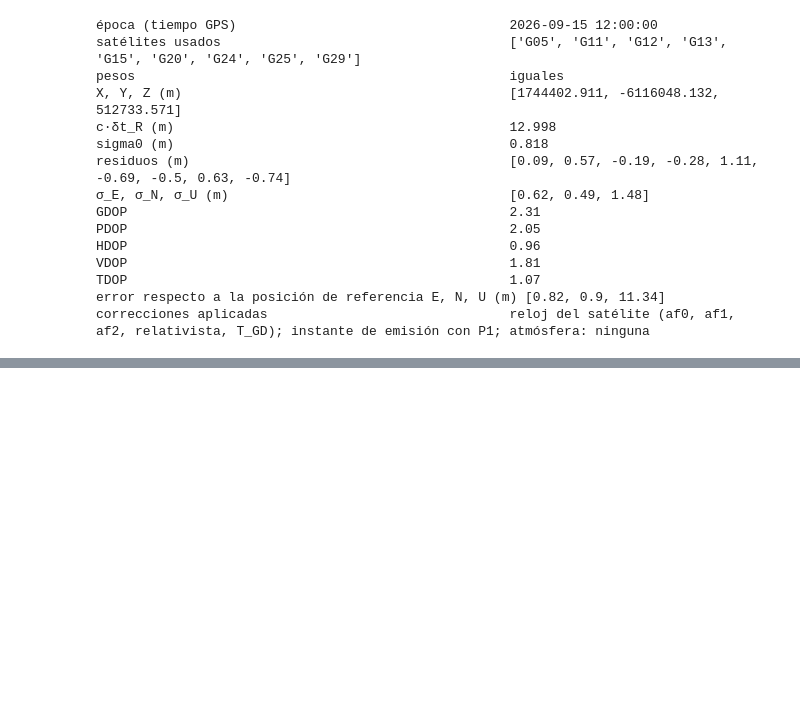
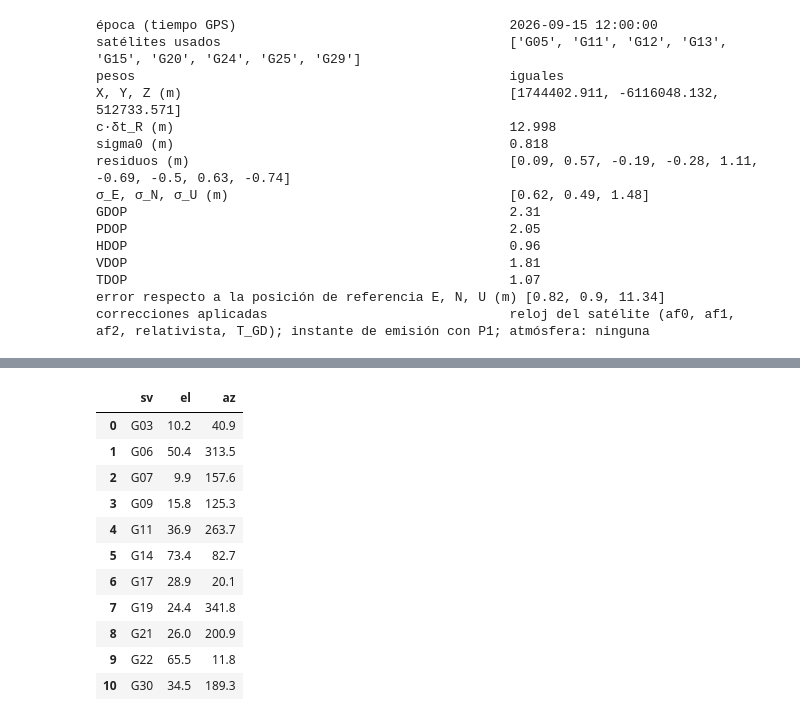
Before and after one commit to jdavidortega/Geographic_Data_Science_with_Python, a Jupyter notebook: Geospatial/gnss_estimacion_posicion.ipynb, the cells around one changed output, grey strips where cells are left out. Drawn from its saved outputs; the diff is of its cells as text; code cells hidden in the pictures; blank space fills up the shorter version.

```diff
--- a/Geospatial/gnss_estimacion_posicion.ipynb
+++ b/Geospatial/gnss_estimacion_posicion.ipynb
@@ -738,0 +721,20 @@ En todos los puntos, explicar qué le pasa a la **covarianza** y distinguir lo q
+# %%
+# ── ejercicios: cambie la hora ──
+t_ej = pd.Timestamp("2026-09-15 06:00:00")
+ep_ej = D[D.t == t_ej].sort_values("sv").reset_index(drop=True)
+S_ej = ep_ej[["xs", "ys", "zs"]].values           # posiciones de los satélites (m)
+P_ej = ep_ej.P1.values + C * ep_ej.dts.values     # medidas corregidas P1 + c·δtˢ (m)
+ep_ej[["sv", "el", "az"]].round(1)
+# %% [output]
+|  | sv | el | az |
+| 0 | G03 | 10.2 | 40.9 |
+| 1 | G06 | 50.4 | 313.5 |
+| 2 | G07 | 9.9 | 157.6 |
+| 3 | G09 | 15.8 | 125.3 |
+| 4 | G11 | 36.9 | 263.7 |
+| 5 | G14 | 73.4 | 82.7 |
+| 6 | G17 | 28.9 | 20.1 |
+| 7 | G19 | 24.4 | 341.8 |
+| 8 | G21 | 26.0 | 200.9 |
+| 9 | G22 | 65.5 | 11.8 |
+| 10 | G30 | 34.5 | 189.3 |
```
Also changed, not shown: parts of 4 cells of this notebook.
